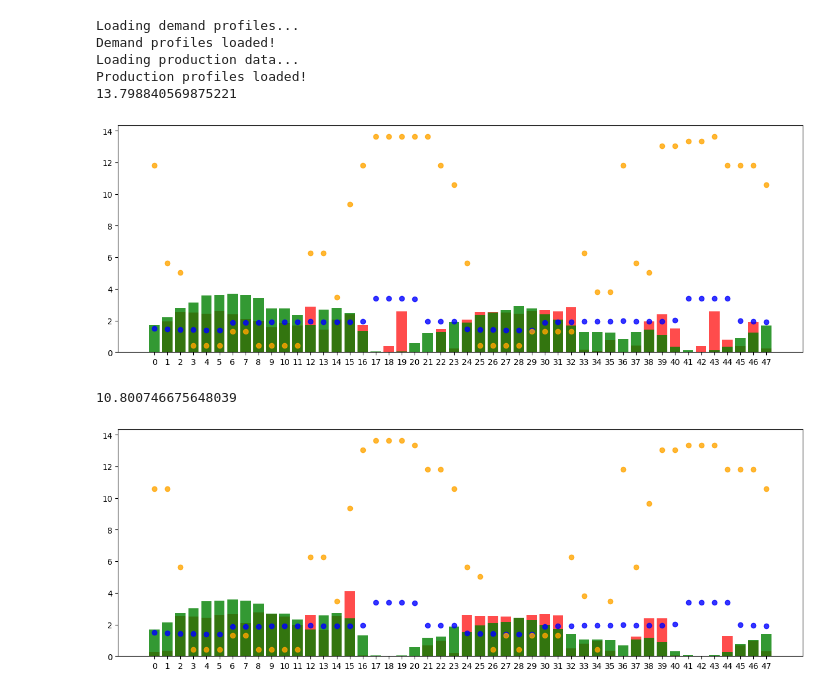
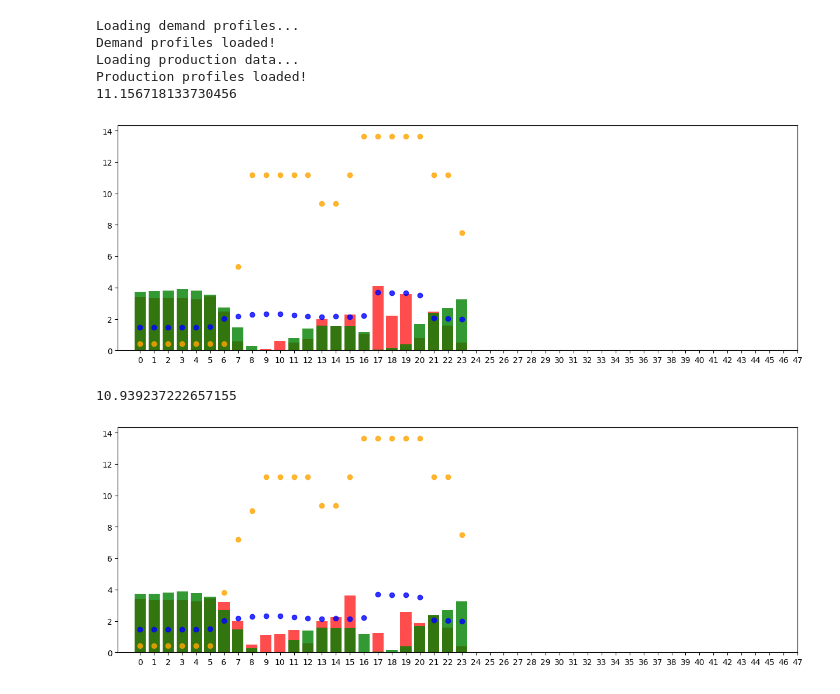
Before and after one commit to antonhlenander/CommunityFlex, a Jupyter notebook: plotting_twolevel.ipynb, the cells around one changed output. Drawn from its saved outputs; the diff is of its cells as text; code cells hidden in the pictures.

Commit message:
Changed maxbuy param

```diff
--- a/plotting_twolevel.ipynb
+++ b/plotting_twolevel.ipynb
@@ -4,7 +4,7 @@ import cloudpickle
 import numpy as np
 from datamanager import DataManager
 
-folder = "output/new_multi_eta0.2/"
+folder = "output/new_multi_maxbuy0.7_eta0.2/"
 path = folder + "results.pkl"
 outputfolder = folder
 start = 0
@@ -43,8 +43,8 @@ for rollout in results:
 
     agent_actions = [action for action in agent_actions if action is not None]
 
-    start = 48*0
-    end = start + 48*2
+    start = 48*14
+    end = start + 48*1
 
 
     total_import = total_import[1:]
@@ -68,38 +68,38 @@ for rollout in results:
 
     plt.figure(figsize=(15, 5))
     plt.bar(range(len(total_import)), total_import, color="red", alpha=0.7)
 
     plt.bar(range(len(cap_limits)), cap_limits, color="green", alpha=0.8, label="Capacity limit")
     plt.scatter(range(len(grid_price)), grid_price, label="Grid Price", color="blue", alpha=0.8)
     #plt.bar(range(len(total_load)), total_load, color="blue", alpha=0.7)
     plt.scatter(range(len(prices)), prices, label="Price", color="orange", alpha=0.8)
     # plt.savefig(f"{outputfolder}import_limits.png")
     # plt.close()
-    plt.xticks(np.arange(0, 48, 1))
+    plt.xticks(np.arange(0, 24, 1))
     plt.savefig(f"{outputfolder}import_limits_rollout{rollout_no}.png")
     plt.show()
 
     rollout_no += 1
 
     #Plot distribution of agent action per step for all rollouts
     # plt.hist(agent_actions, bins=30, edgecolor='black')
     # prices = np.linspace(0.1, max_price, num=30)
     # print(prices)
 
     # plt.title("Distribution of action values")
     # plt.xlabel("Agent action")
     # plt.ylabel("Frequency")
     # plt.savefig(f"action_dist_{aid}.png")
     # plt.close()
 # %% [output]
 Loading demand profiles...
 Demand profiles loaded!
 Loading production data...
 Production profiles loaded!
-13.798840569875221
+11.156718133730456
-[figure, old version]
+[figure, new version]
-10.800746675648039
+10.939237222657155
-[figure, old version]
+[figure, new version]
 # %%
 results = list(results)
 rollout_no = 0
```
Also changed, not shown: 2 other files.
